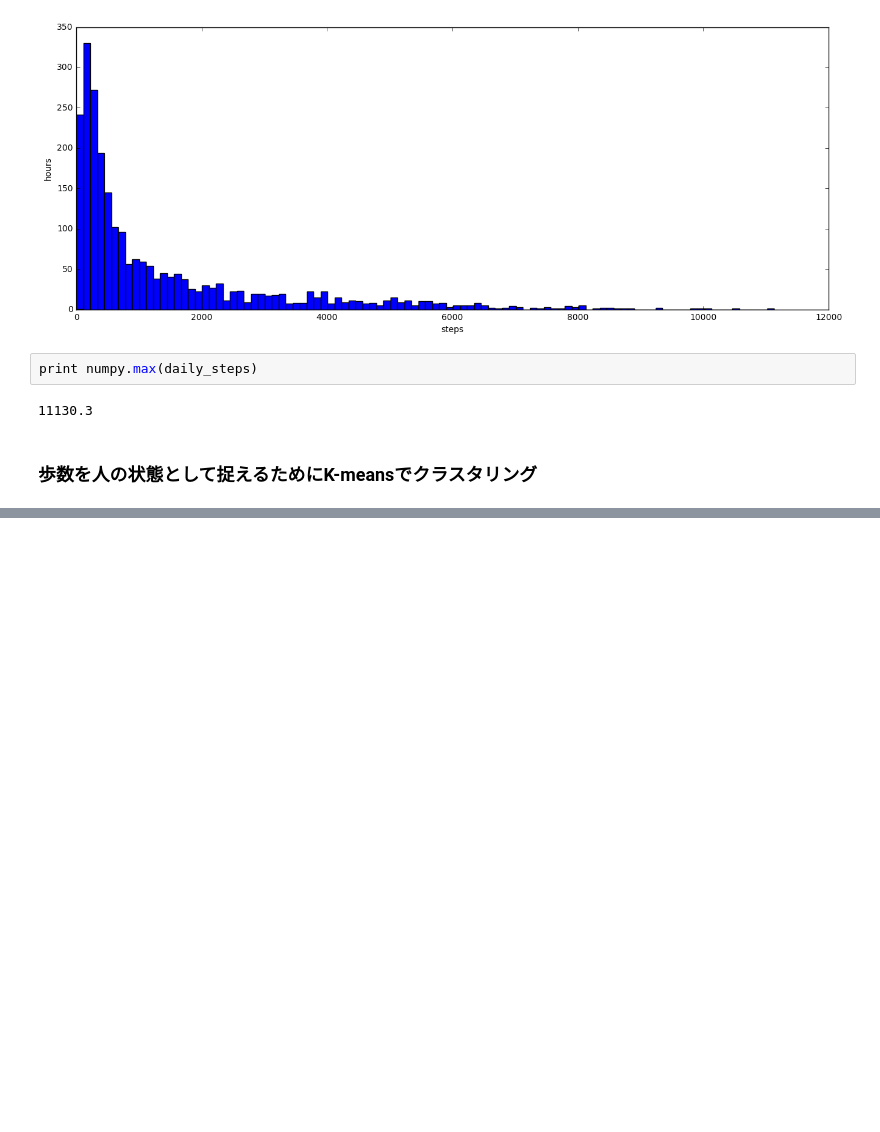
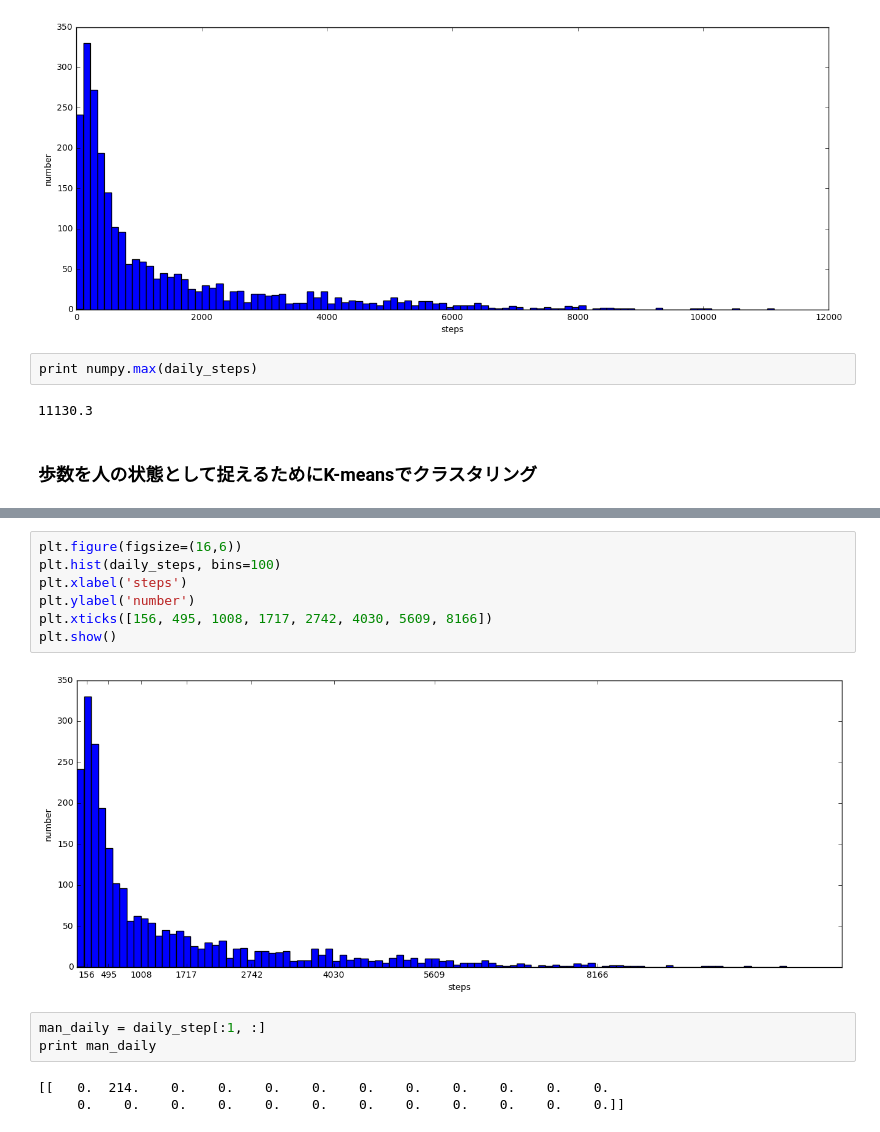
Before and after one commit to royroy55/otsuki_health_analysis, a Jupyter notebook: analyzer/otsuki_daily_analysis.ipynb, the cells around one changed output, grey strips where cells are left out. Saved outputs shown, nothing was run; the diff lists cells and outputs as text; blank space fills up the shorter version.

```diff
--- a/analyzer/otsuki_daily_analysis.ipynb
+++ b/analyzer/otsuki_daily_analysis.ipynb
@@ -88,0 +76,15 @@ plt.show()
+# %%
+plt.figure(figsize=(16,6))
+plt.hist(daily_steps, bins=100)
+plt.xlabel('steps')
+plt.ylabel('number')
+plt.xticks([156, 495, 1008, 1717, 2742, 4030, 5609, 8166])
+plt.show()
+# %% [output]
+[figure, added]
+# %%
+man_daily = daily_step[:1, :]
+print man_daily
+# %% [output]
+[[   0.  214.    0.    0.    0.    0.    0.    0.    0.    0.    0.    0.
+     0.    0.    0.    0.    0.    0.    0.    0.    0.    0.    0.    0.]]
```
Also changed, not shown: parts of 5 cells of this notebook.
